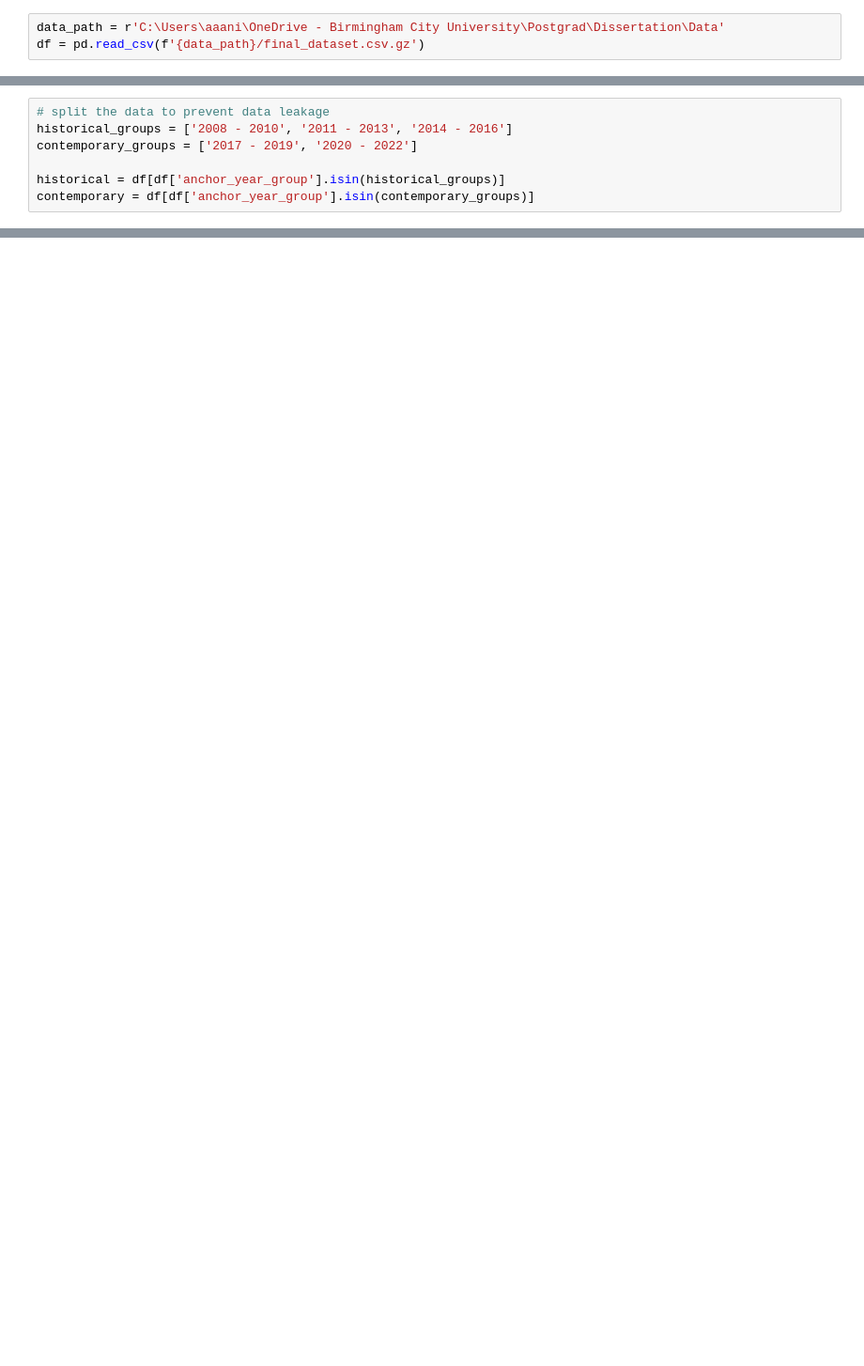
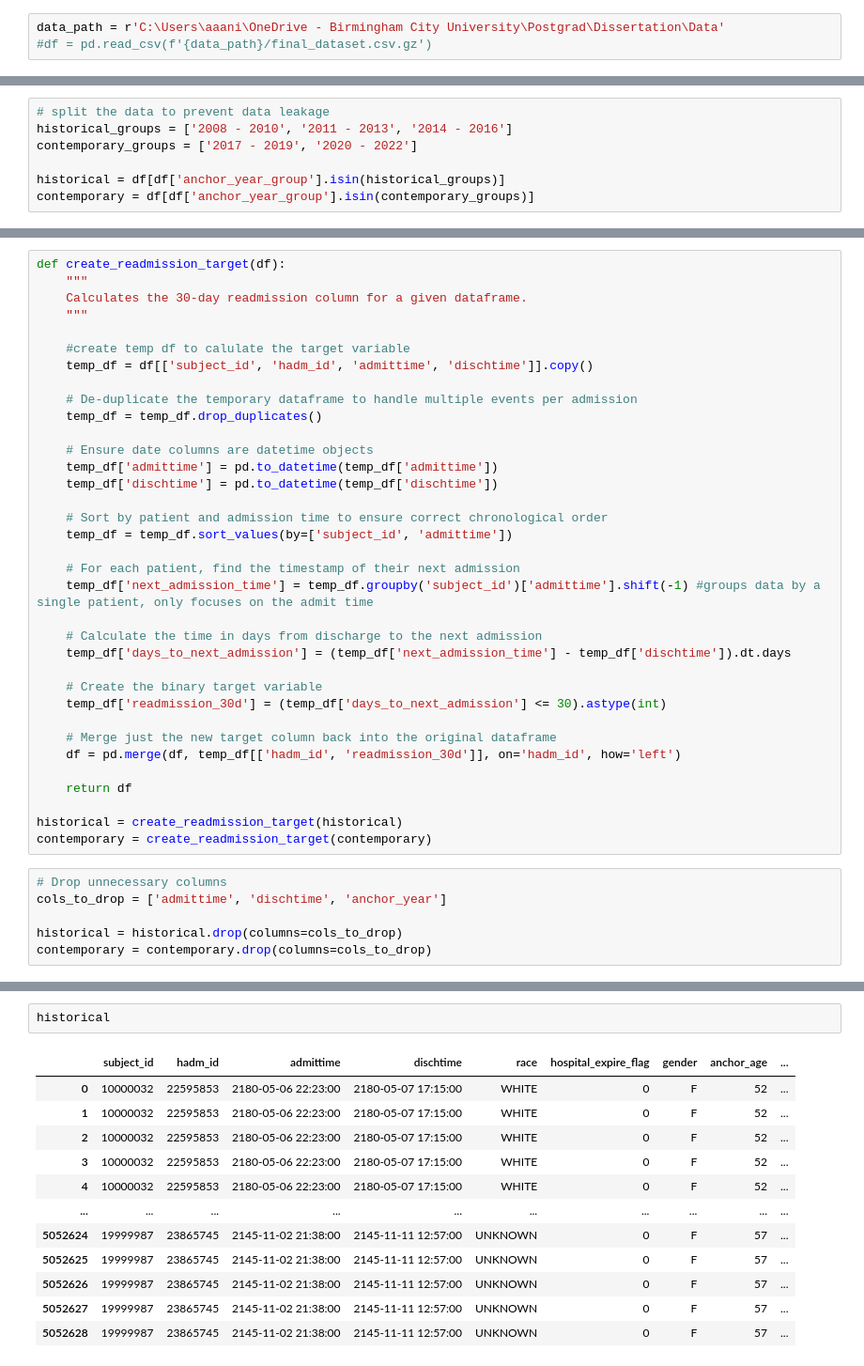
Before and after one commit to AshAninze/dissertation-fairness-ai, a Jupyter notebook: Code/cleaning and feat engin.ipynb, the cells around one changed output, grey strips where cells are left out. Shown at 94% size. Saved outputs shown, nothing was run; the diff lists cells and outputs as text; blank space fills up the shorter version.

Commit message:
final data

```diff
--- a/Code/cleaning and feat engin.ipynb
+++ b/Code/cleaning and feat engin.ipynb
@@ -3,3 +5,3 @@ import pandas as pd
 # %%
 data_path = r'C:\Users\aaani\OneDrive - Birmingham City University\Postgrad\Dissertation\Data'
-df = pd.read_csv(f'{data_path}/final_dataset.csv.gz')
+#df = pd.read_csv(f'{data_path}/final_dataset.csv.gz')
@@ -52,0 +162,41 @@ print(missing_values_df.sort_values(by='missing_count', ascending=False))
+# %%
+def create_readmission_target(df):
+    """
+    Calculates the 30-day readmission column for a given dataframe.
+    """
+
+    #create temp df to calulate the target variable
+    temp_df = df[['subject_id', 'hadm_id', 'admittime', 'dischtime']].copy()
+
+    # De-duplicate the temporary dataframe to handle multiple events per admission
+    temp_df = temp_df.drop_duplicates()
+
+    # Ensure date columns are datetime objects
+    temp_df['admittime'] = pd.to_datetime(temp_df['admittime'])
+    temp_df['dischtime'] = pd.to_datetime(temp_df['dischtime'])
+
+    # Sort by patient and admission time to ensure correct chronological order
+    temp_df = temp_df.sort_values(by=['subject_id', 'admittime'])
+
+    # For each patient, find the timestamp of their next admission
+    temp_df['next_admission_time'] = temp_df.groupby('subject_id')['admittime'].shift(-1) #groups data by a single patient, only focuses on the admit time
+
+    # Calculate the time in days from discharge to the next admission
+    temp_df['days_to_next_admission'] = (temp_df['next_admission_time'] - temp_df['dischtime']).dt.days
+
+    # Create the binary target variable
+    temp_df['readmission_30d'] = (temp_df['days_to_next_admission'] <= 30).astype(int)
+
+    # Merge just the new target column back into the original dataframe
+    df = pd.merge(df, temp_df[['hadm_id', 'readmission_30d']], on='hadm_id', how='left')
+
+    return df
+
+historical = create_readmission_target(historical)
+contemporary = create_readmission_target(contemporary)
+# %%
+# Drop unnecessary columns
+cols_to_drop = ['admittime', 'dischtime', 'anchor_year']
+
+historical = historical.drop(columns=cols_to_drop)
+contemporary = contemporary.drop(columns=cols_to_drop)
@@ -52,0 +206,15 @@ print(missing_values_df.sort_values(by='missing_count', ascending=False))
+# %%
+historical
+# %% [output]
+|  | subject_id | hadm_id | admittime | dischtime | race | hospital_expire_flag | gender | anchor_age | ... |
+| 0 | 10000032 | 22595853 | 2180-05-06 22:23:00 | 2180-05-07 17:15:00 | WHITE | 0 | F | 52 | ... |
+| 1 | 10000032 | 22595853 | 2180-05-06 22:23:00 | 2180-05-07 17:15:00 | WHITE | 0 | F | 52 | ... |
+| 2 | 10000032 | 22595853 | 2180-05-06 22:23:00 | 2180-05-07 17:15:00 | WHITE | 0 | F | 52 | ... |
+| 3 | 10000032 | 22595853 | 2180-05-06 22:23:00 | 2180-05-07 17:15:00 | WHITE | 0 | F | 52 | ... |
+| 4 | 10000032 | 22595853 | 2180-05-06 22:23:00 | 2180-05-07 17:15:00 | WHITE | 0 | F | 52 | ... |
+| ... | ... | ... | ... | ... | ... | ... | ... | ... | ... |
+| 5052624 | 19999987 | 23865745 | 2145-11-02 21:38:00 | 2145-11-11 12:57:00 | UNKNOWN | 0 | F | 57 | ... |
+| 5052625 | 19999987 | 23865745 | 2145-11-02 21:38:00 | 2145-11-11 12:57:00 | UNKNOWN | 0 | F | 57 | ... |
+| 5052626 | 19999987 | 23865745 | 2145-11-02 21:38:00 | 2145-11-11 12:57:00 | UNKNOWN | 0 | F | 57 | ... |
+| 5052627 | 19999987 | 23865745 | 2145-11-02 21:38:00 | 2145-11-11 12:57:00 | UNKNOWN | 0 | F | 57 | ... |
+| 5052628 | 19999987 | 23865745 | 2145-11-02 21:38:00 | 2145-11-11 12:57:00 | UNKNOWN | 0 | F | 57 | ... |
```
Also changed, not shown: parts of 11 cells of this notebook, 1 other file.
